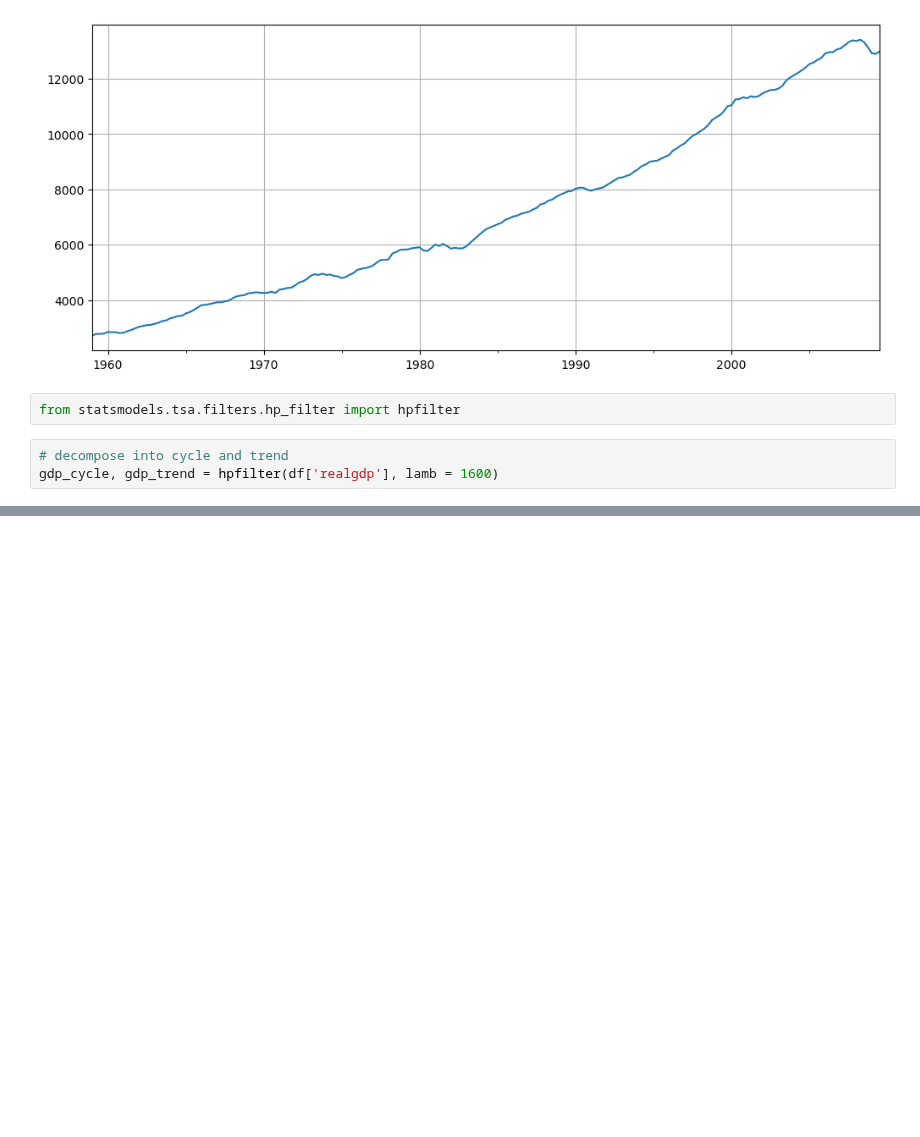
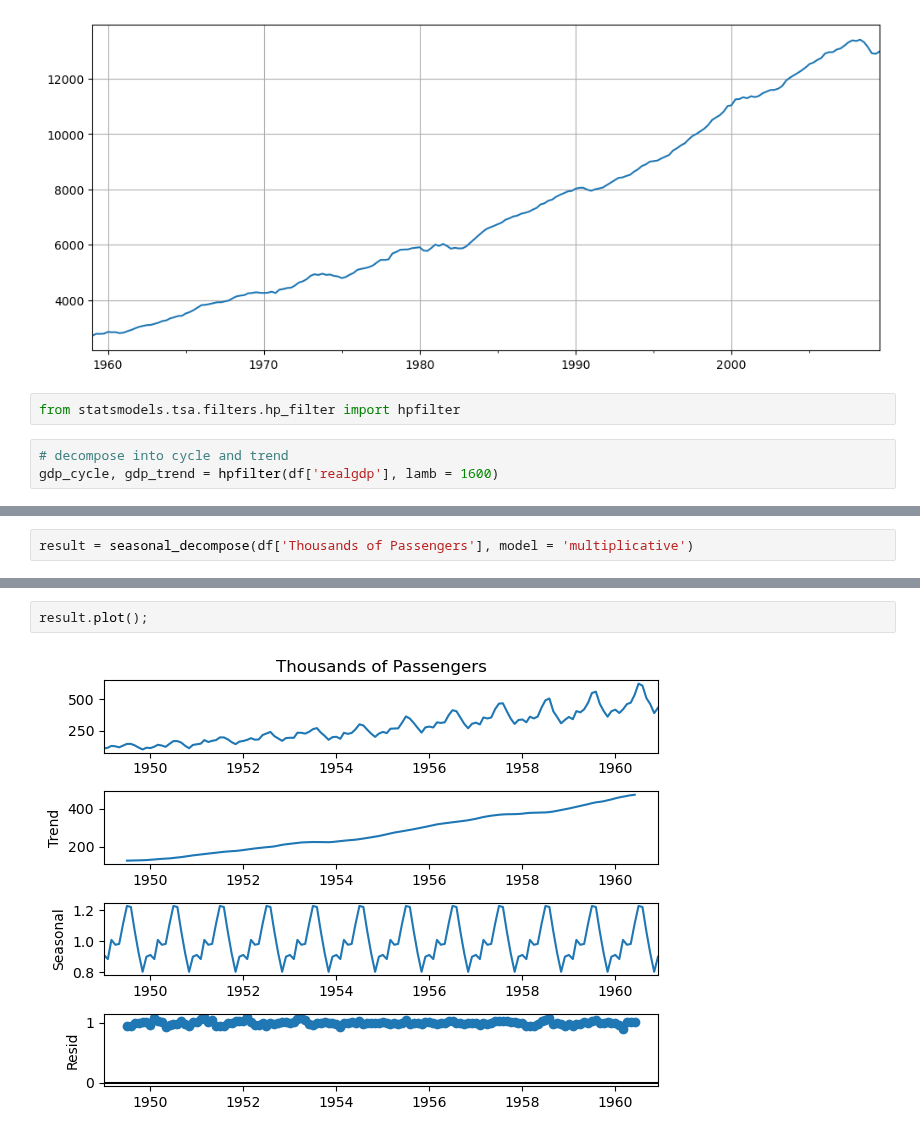
Before and after one commit to Shiska07/Data-Science-and-Machine-Learning, a Jupyter notebook: Time-Series-Analysis/ETS Decomposition with Statsmodels.ipynb, the cells around one changed output, grey strips where cells are left out. Cells and saved outputs as stored; diff of their text form; blank space fills up the shorter version.

```diff
--- a/Time-Series-Analysis/ETS Decomposition with Statsmodels.ipynb
+++ b/Time-Series-Analysis/ETS Decomposition with Statsmodels.ipynb
@@ -70,0 +104,2 @@ Multiplicative models for non-linear data
+# %%
+result = seasonal_decompose(df['Thousands of Passengers'], model = 'multiplicative')
@@ -70,0 +142,4 @@ Multiplicative models for non-linear data
+# %%
+result.plot();
+# %% [output]
+[figure, added]
```
Also changed, not shown: parts of 18 cells of this notebook.
